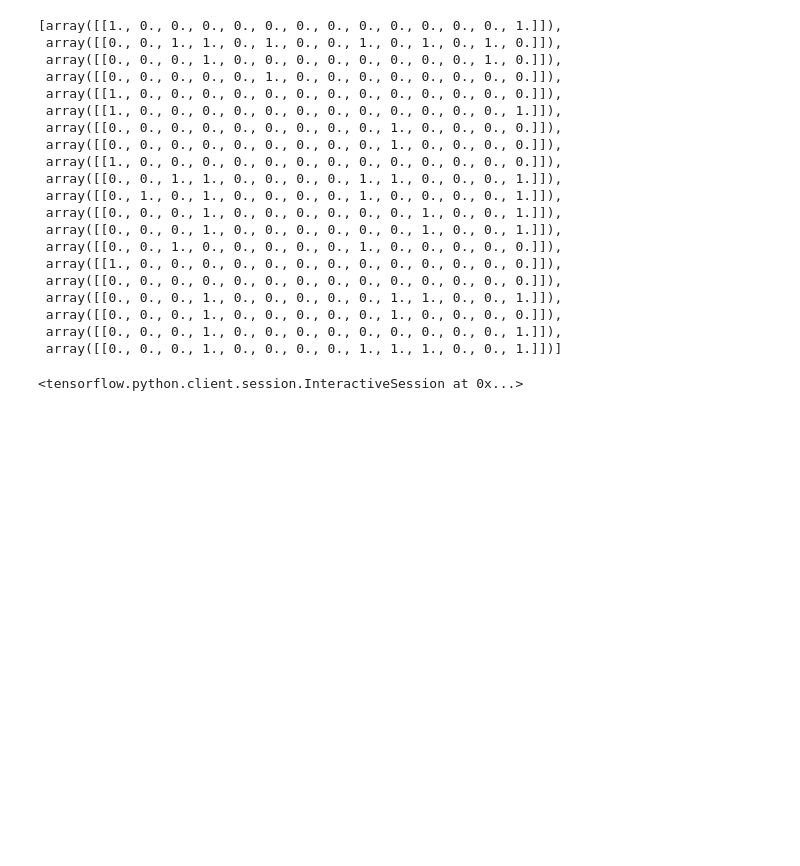
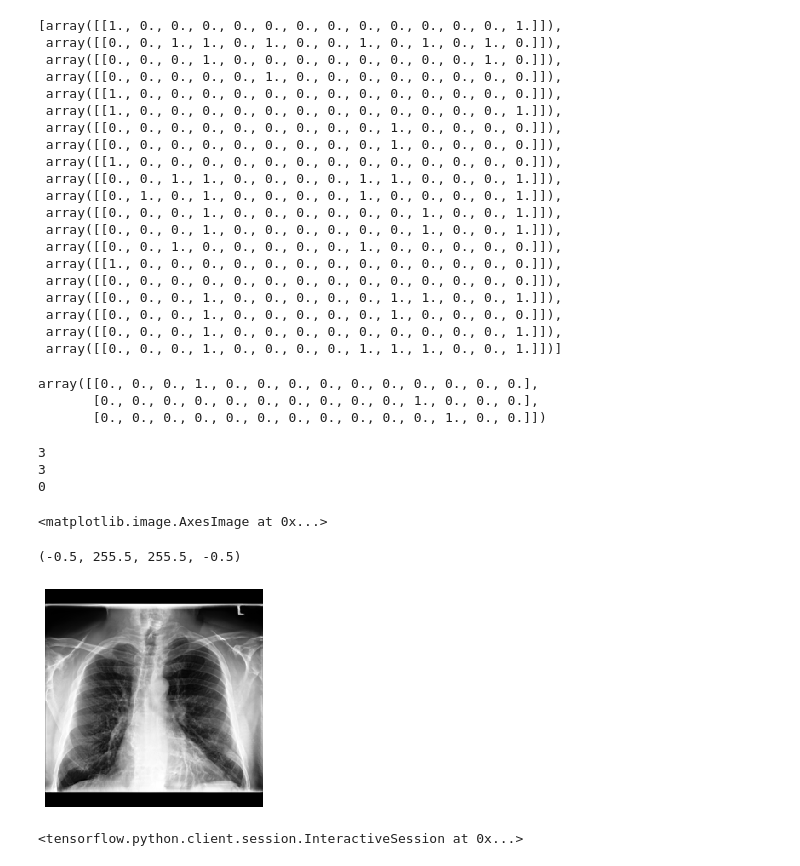
Before and after one commit to ssundaram21/chest_xray_data_augmentation, a Jupyter notebook: reproduce_trainset.ipynb, the cells around one changed output. Drawn from its saved outputs; the diff is of its cells as text; code cells hidden in the pictures; blank space fills up the shorter version.

```diff
--- a/reproduce_trainset.ipynb
+++ b/reproduce_trainset.ipynb
@@ -168,0 +173,3 @@ array([[0., 0., 0., 0., 1., 0., 0., 0., 0., 0., 0., 0., 0., 0.],
+# %%
+max_num_samples = max(list(splits.values()))
+num_to_generate = {cat: int(max_num_samples-splits[cat]) for cat in cats}
@@ -336,6 +381,60 @@ array([[1., 0., 0., 0., 0., 0., 0., 0., 0., 0., 0., 0., 0., 1.],
  array([[0., 0., 0., 1., 0., 0., 0., 0., 0., 1., 0., 0., 0., 0.]]),
  array([[0., 0., 0., 1., 0., 0., 0., 0., 0., 0., 0., 0., 0., 1.]]),
  array([[0., 0., 0., 1., 0., 0., 0., 0., 1., 1., 1., 0., 0., 1.]])]
+# %%
+labels = np.zeros((3,14))
+labels[0][3] = 1
+labels[1][10] = 1
+labels[2][11] = 1
+# %%
+labels
+# %% [output]
+array([[0., 0., 0., 1., 0., 0., 0., 0., 0., 0., 0., 0., 0., 0.],
+       [0., 0., 0., 0., 0., 0., 0., 0., 0., 0., 1., 0., 0., 0.],
+       [0., 0., 0., 0., 0., 0., 0., 0., 0., 0., 0., 1., 0., 0.]])
+# %%
+labels_save = {}
+
+batch = 1
+used_labels = []
+used_imgname = []
+latents_raw = np.random.RandomState(1000).randn(labels.shape[0], *Gs.input_shapes[0][1:])
+total_num = latents_raw.shape[0]
+
+ims = []
+
+for n in range(int(total_num / batch)):
+    latent_vec = latents_raw[n * batch: (n + 1) * batch, :]
+    label_vec = labels[n * batch: (n + 1) * batch, :]
+    used_labels.append(label_vec)
+    images = Gs.run(latent_vec, label_vec)
+    images = np.clip(np.rint((images + 1.0) / 2.0 * 255.0), 0.0, 255.0).astype(np.uint8)  # [-1,1] => [0,255]
+    images = images.transpose(0, 2, 3, 1)  # NCHW => NHWC
+    save_images = np.squeeze(images, axis=-1)
+    ims.append(save_images)
+
+#     for idx in range(save_images.shape[0]):
+#         image_idx = idx + batch * n
+#         labels_save["{}_{}".format(cat, image_idx)] = labels[image_idx, :]
+#         store_name = 'fake_{}_{}.png'.format(cat, image_idx)
+#         used_imgname.append(store_name)
+#         store_path = os.path.join(data_dir, store_name)
+#         imageio.imwrite(store_path, save_images[idx])
+
+print(len(labels))
+print(len(used_labels))
+print(len(used_imgname))
+# %% [output]
+3
+3
+0
+# %%
+plt.imshow(ims[2][0], cmap="gray")
+plt.axis("off")
+# %% [output]
+<matplotlib.image.AxesImage at 0x...>
+(-0.5, 255.5, 255.5, -0.5)
+[figure, added]
 # %%
 tf.InteractiveSession()
 
```
Also changed, not shown: parts of 25 cells of this notebook, 2 other files.
